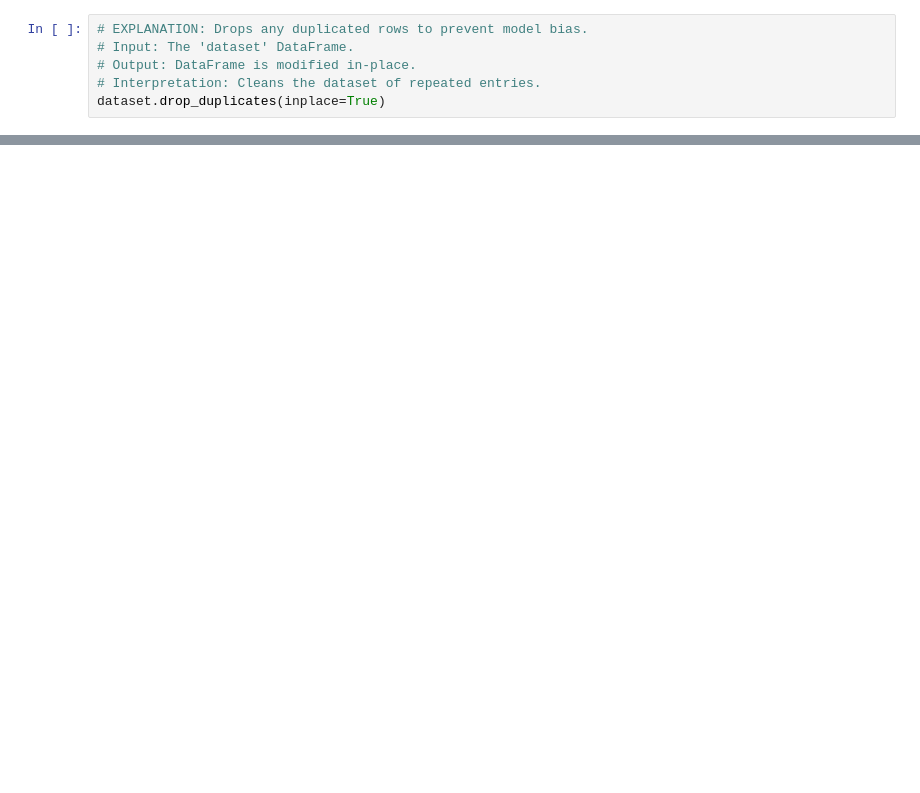
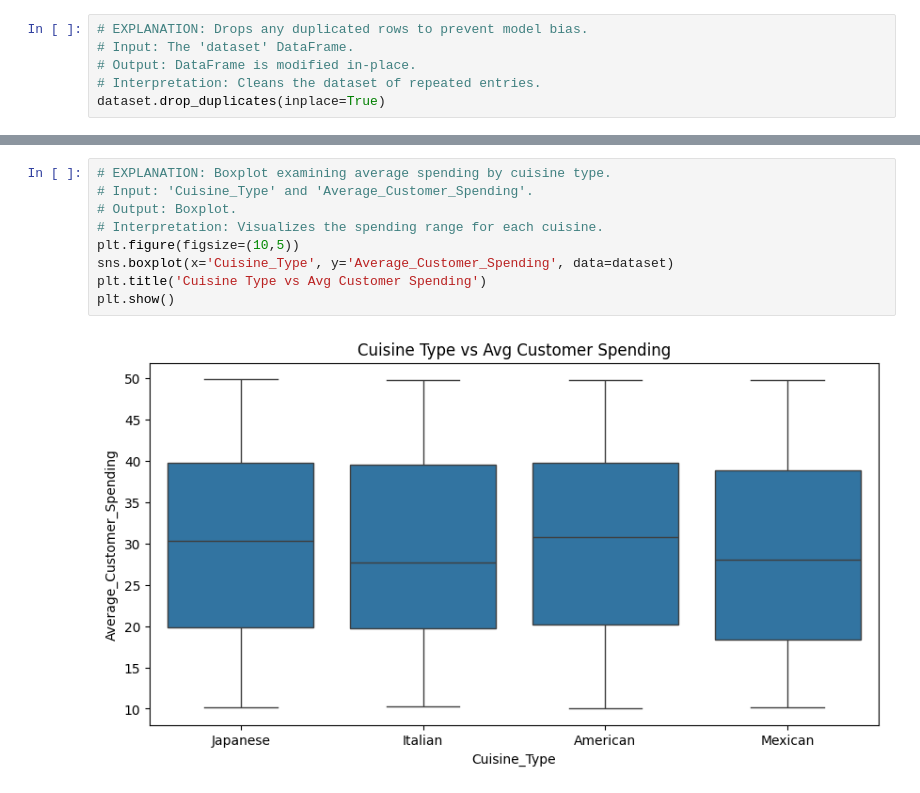
Before and after one commit to malik09-teach/ML-BASICS-PROJECTS-, a Jupyter notebook: monthly budget prediction/monthly_revenue.ipynb, the cells around one changed output, grey strips where cells are left out. Saved outputs shown, nothing was run; the diff lists cells and outputs as text; blank space fills up the shorter version.

```diff
--- a/monthly budget prediction/monthly_revenue.ipynb
+++ b/monthly budget prediction/monthly_revenue.ipynb
@@ -220,0 +314,11 @@ plt.show()
+# %%
+# EXPLANATION: Boxplot examining average spending by cuisine type.
+# Input: 'Cuisine_Type' and 'Average_Customer_Spending'.
+# Output: Boxplot.
+# Interpretation: Visualizes the spending range for each cuisine.
+plt.figure(figsize=(10,5))
+sns.boxplot(x='Cuisine_Type', y='Average_Customer_Spending', data=dataset)
+plt.title('Cuisine Type vs Avg Customer Spending')
+plt.show()
+# %% [output]
+[figure, added]
```
Also changed, not shown: parts of 61 cells of this notebook.
